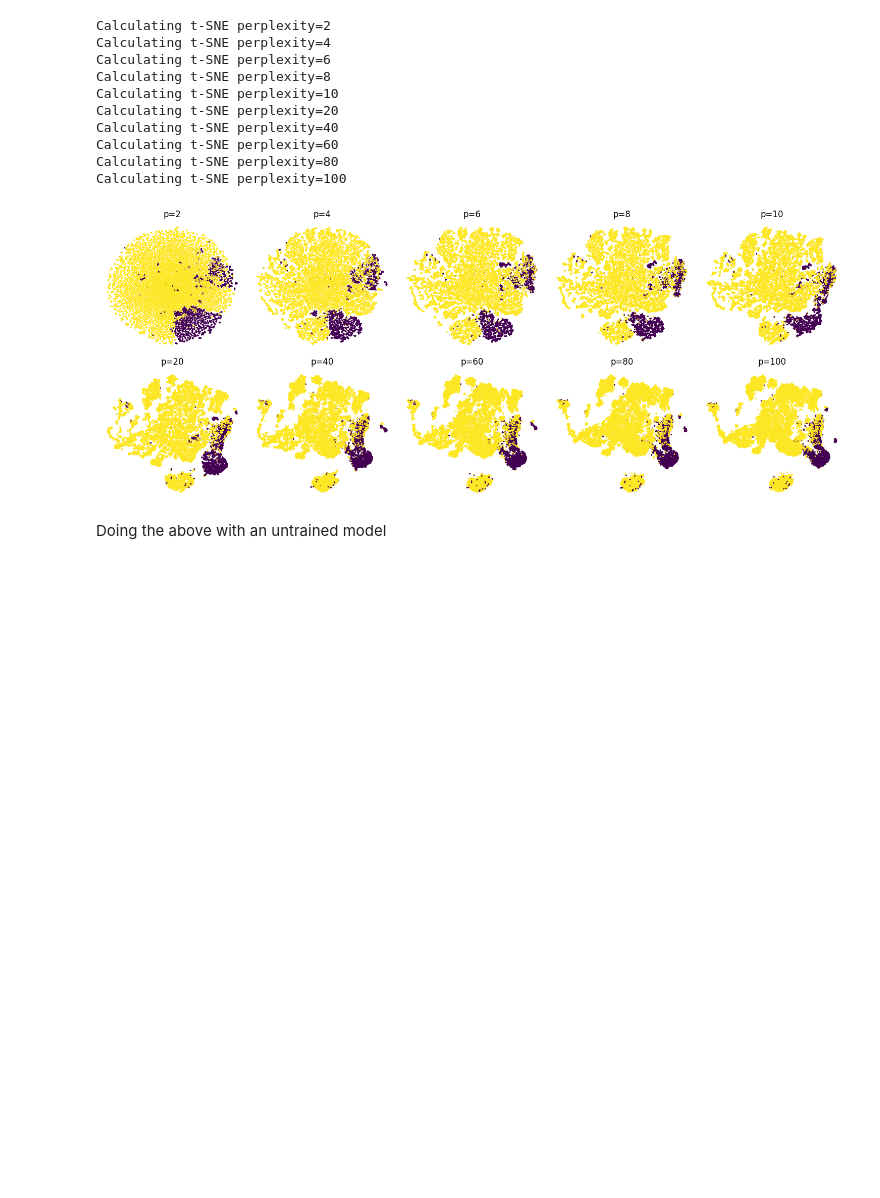
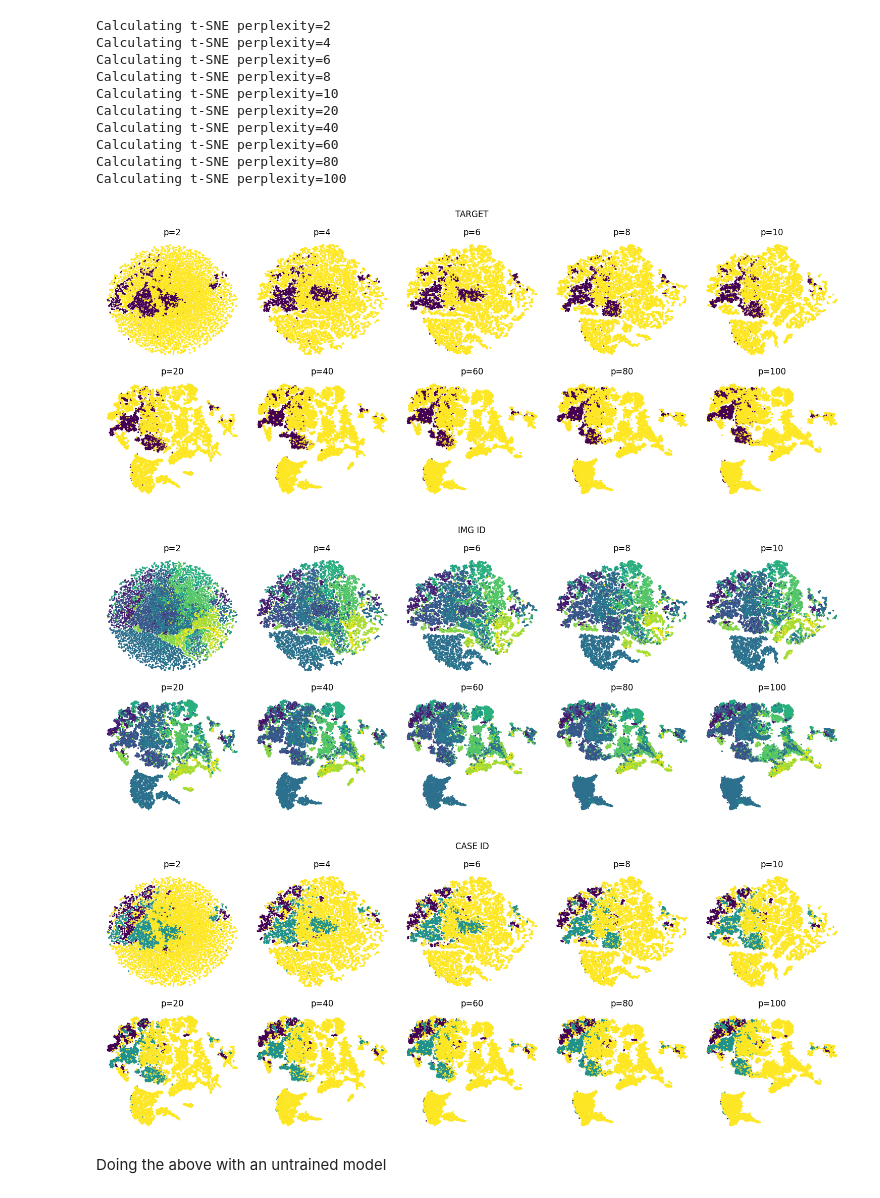
Before and after one commit to siemdejong/sclicom, a Jupyter notebook: notebooks/3-sj-visualize-features.ipynb, the cells around one changed output. Saved outputs shown, nothing was run; the diff lists cells and outputs as text; code cells hidden in the pictures; blank space fills up the shorter version.

Commit message:
feat: show targets/img_id/case_id distribution

```diff
--- a/notebooks/3-sj-visualize-features.ipynb
+++ b/notebooks/3-sj-visualize-features.ipynb
@@ -21,6 +21,6 @@ from dpat.extract_features.models import SwAV
 # %%
 # Set to false if re-extracting embeddings is needed.
-from_file = True
+from_file = False
 output_dir = Path("outputs/3")
 # %%
 # Make dimensionality reductions reproducible.
@@ -123,18 +121,40 @@ Calculating t-SNE perplexity=40
 Calculating t-SNE perplexity=60
 Calculating t-SNE perplexity=80
 Calculating t-SNE perplexity=100
+# %%
+metadata = [dataset.get_metadata(i) for i in range(len(dataset))]
+# {'img_id': 'Hersenen_III-06_5x5_200slow',
+#   'case_id': 'PMC_HHG_57',
+#   'tile_region_index': 0,
+#   'meta': {'target': 1, 'tile_mpp': 0.2, 'tile_x': 0, 'tile_y': 0}},
+# %%
+img_ids, img_id_tags = np.unique([meta["img_id"] for meta in metadata], return_inverse=True)
+case_ids, case_id_tags = np.unique([meta["case_id"] for meta in metadata], return_inverse=True)
 # %%
-fig, axs = plt.subplots(2, n_plots // 2, figsize=(3 * n_plots // 2, 6))
 perplexities = [2, 4, 6, 8, 10, 20, 40, 60, 80, 100]
-for i, (p, ax) in enumerate(zip(perplexities, axs.flat)):
-    ax.set_title(f"p={p}")
-    ax.scatter(*all_tsne[i, :, :].T, s=1, c=targets)
-    ax.set_axis_off()
 
-plt.tight_layout()
-plt.show()
+# for mapping in [targets, img_id_tags, case_id_tags]:
+for mapping in ["target", "img id", "case id"]:
+    if mapping == "target":
+        tags = targets
+    elif mapping == "img id":
+        tags = img_id_tags
+    elif mapping == "case id":
+        tags = case_id_tags
+
+    fig, axs = plt.subplots(2, n_plots // 2, figsize=(3 * n_plots // 2, 6))
+    fig.suptitle(mapping.upper())
+    for i, (p, ax) in enumerate(zip(perplexities, axs.flat)):
+        ax.set_title(f"p={p}")
+        ax.scatter(*all_tsne[i, :, :].T, s=1, c=tags)
+        ax.set_axis_off()
+
+    plt.tight_layout()
+    plt.show()
 # %% [output]
-[figure, old version]
+[figure, new version]
+[figure, added]
+[figure, added]
 # %% [markdown]
 Doing the above with an untrained model
 # %%
```
Also changed, not shown: parts of 2 cells of this notebook, 11 other files.
